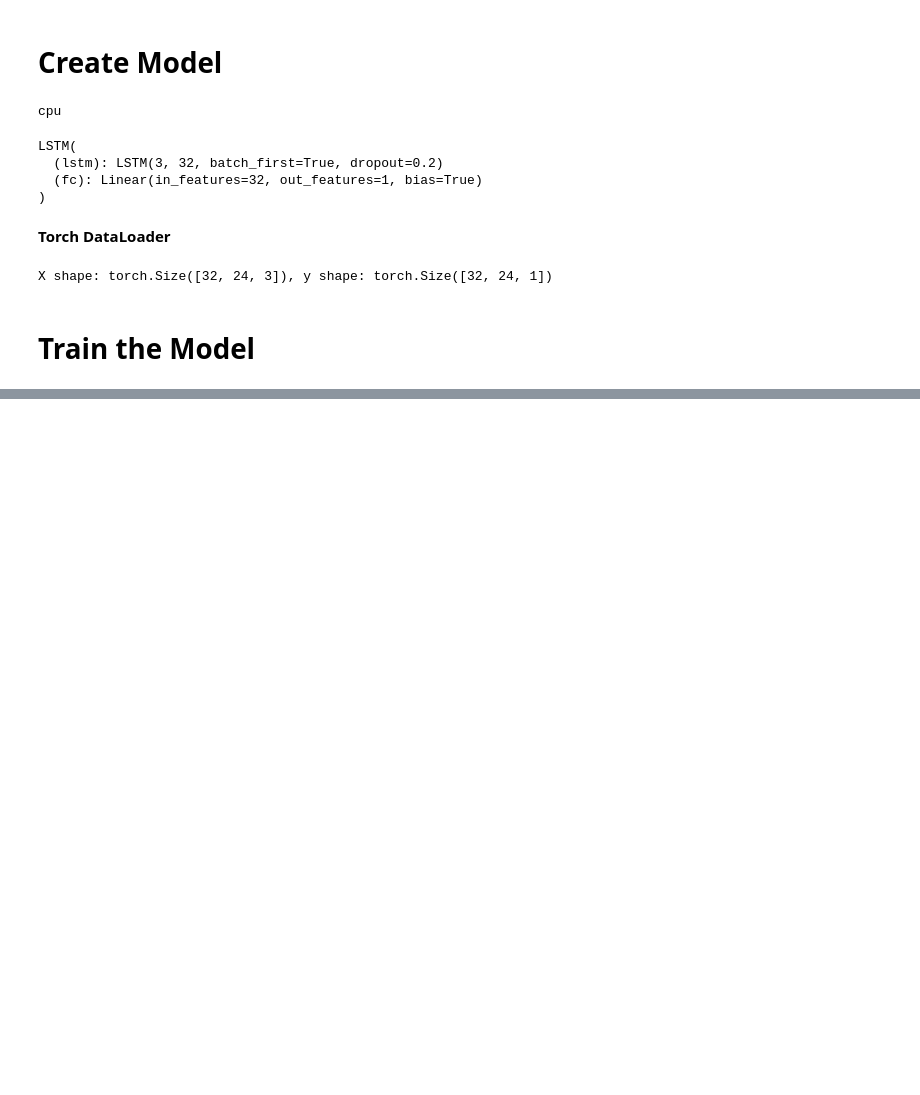
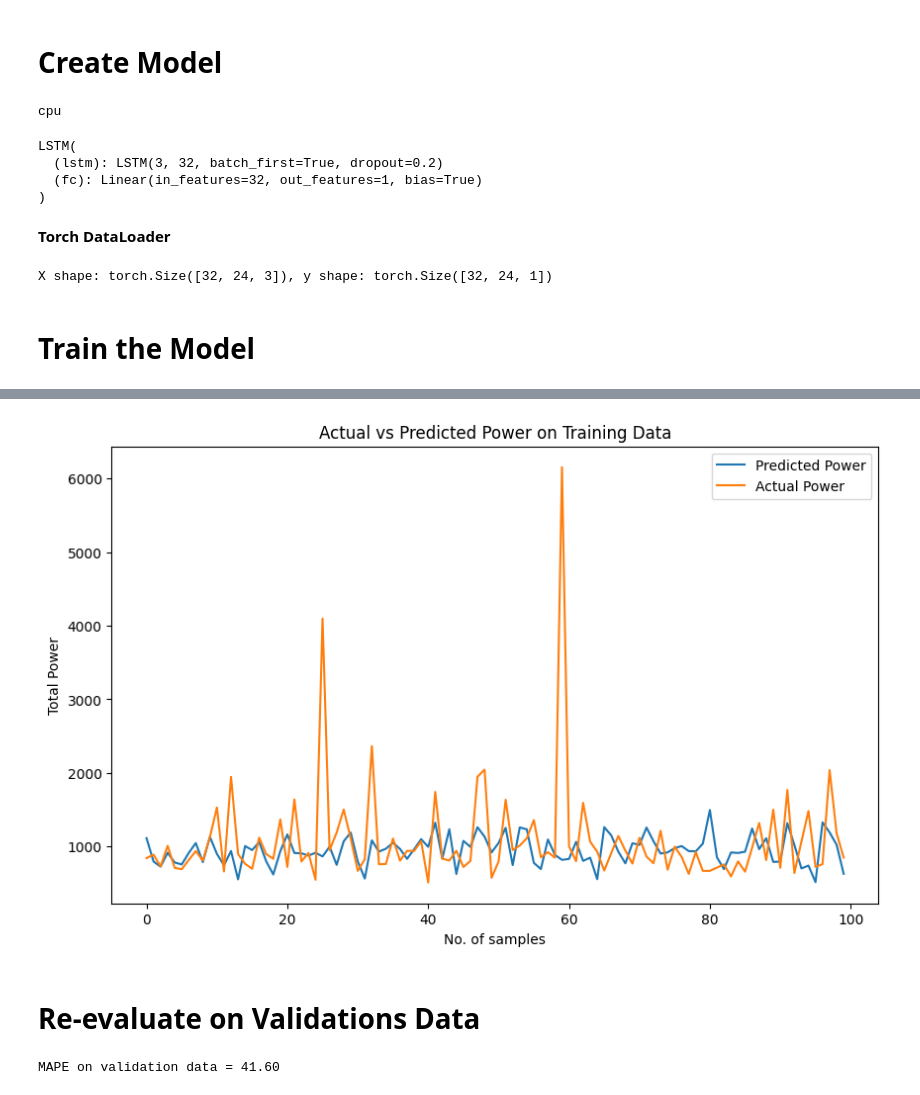
Before and after one commit to nabinhere/Load-Forecasting, a Jupyter notebook: [1] LSTM Models/season_based_multi_input_lstm.ipynb, the cells around one changed output, grey strips where cells are left out. Drawn from its saved outputs; the diff is of its cells as text; code cells hidden in the pictures; blank space fills up the shorter version.

```diff
--- a/[1] LSTM Models/season_based_multi_input_lstm.ipynb
+++ b/[1] LSTM Models/season_based_multi_input_lstm.ipynb
@@ -436,0 +495,14 @@ plt.show()
+# %%
+actuals_train = np.array([])
+predictions_train = np.array([])
+# Use no_grad to avoid computing gradients
+model.eval()
+with torch.no_grad():
+    for batch_X_train, batch_y_train in train_loader:
+        batch_X_train, batch_y_train = batch_X_train.to(device), batch_y_train.to(device)
+        predictions = model(batch_X_train)
+        predictions = predictions.to('cpu').detach().numpy().squeeze()
+        predictions_train = np.append(predictions_train, predictions[:, -1])
+
+        actuals =  batch_y_train.to('cpu').numpy().squeeze()
+        actuals_train = np.append(actuals_train, actuals[:, -1])
@@ -436,0 +515,12 @@ plt.show()
+# %%
+actuals_train = np.expand_dims(actuals_train, axis=1)
+actuals_train = np.repeat(actuals_train, 3, axis=1)
+actuals_train_original = scaler.inverse_transform(actuals_train)
+actuals_train_original = actuals_train_original[:, 2]
+
+predictions_train = np.expand_dims(predictions_train, axis=1)
+predictions_train = np.repeat(predictions_train, 3, axis=1)
+predictions_train_original = scaler.inverse_transform(predictions_train)
+predictions_train_original = predictions_train_original[:, 2]
+
+pd.DataFrame({'Predicted Power':predictions_train_original.squeeze(), 'Actual Power': actuals_train_original.squeeze()})
@@ -436,0 +541,13 @@ plt.show()
+# %%
+plt.figure(figsize=(10, 6))
+plt.plot(predictions_train_original[:100], label='Predicted Power', linewidth=1.5)
+plt.plot(actuals_train_original[:100], label='Actual Power', linewidth=1.5)
+plt.title('Actual vs Predicted Power on Training Data')
+plt.xlabel('No. of samples')
+plt.ylabel('Total Power')
+plt.legend()
+plt.show()
+# %% [output]
+[figure, added]
+# %% [markdown]
+# Re-evaluate on Validations Data
@@ -436,0 +568,6 @@ plt.show()
+# %%
+# MAPE on validation dataset
+relative_abs_error = abs((actuals_validation-predictions_validation)/actuals_validation)
+print(f"MAPE on validation data = {(np.mean(relative_abs_error)*100.0):.2f}")
+# %% [output]
+MAPE on validation data = 41.60
```
Also changed, not shown: parts of 18 cells of this notebook.
